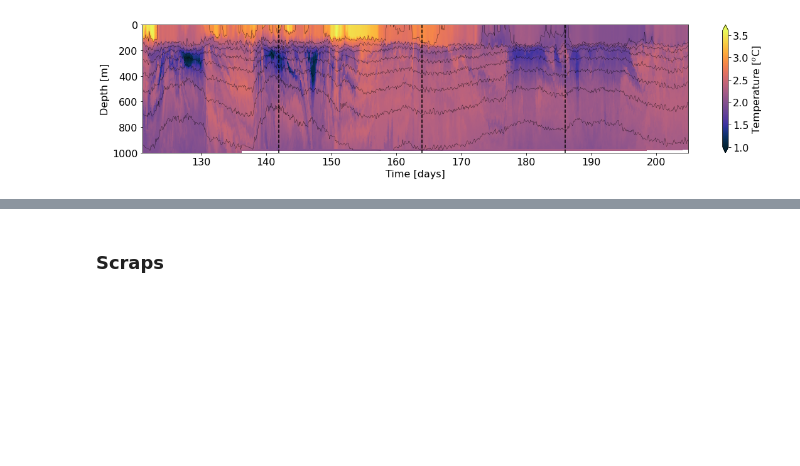
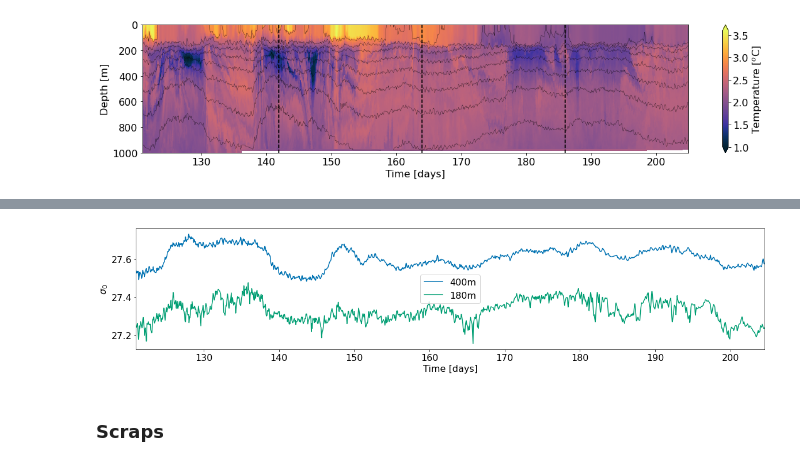
Before and after one commit to dhruvbalwada/sogos, a Jupyter notebook: notebooks/notebooks_variability_paper/SSH_and_sections_plot.ipynb, the cells around one changed output, grey strips where cells are left out. Cells and saved outputs as stored; diff of their text form; code cells hidden in the pictures; blank space fills up the shorter version.

```diff
--- a/notebooks/notebooks_variability_paper/SSH_and_sections_plot.ipynb
+++ b/notebooks/notebooks_variability_paper/SSH_and_sections_plot.ipynb
@@ -201,3 +219,19 @@ plt.savefig('figures/figure_SSH_panel3.pdf')
+# %%
+plt.figure(figsize=(2.2*7.5,2.2*1.8))
+
+ds_660_time.sigma0.sel(ctd_pressure=400, method='nearest').plot(label='400m')
+ds_660_time.sigma0.sel(ctd_pressure=180, method='nearest').plot(label='180m')
+#plt.title('Depth = 400m')
+plt.title('')
+plt.xlim([121, 204.5])
+plt.xlabel('Time [days]')
+
+plt.ylabel('$\sigma_0$')
+plt.legend()
+plt.tight_layout()
+plt.savefig('figures/figure_sigma_659_pane2.pdf')
+# %% [output]
+[figure, added]
 # %% [markdown]
 ### Scraps
 # %%
```
Also changed, not shown: parts of 2 cells of this notebook, 5 other files.
